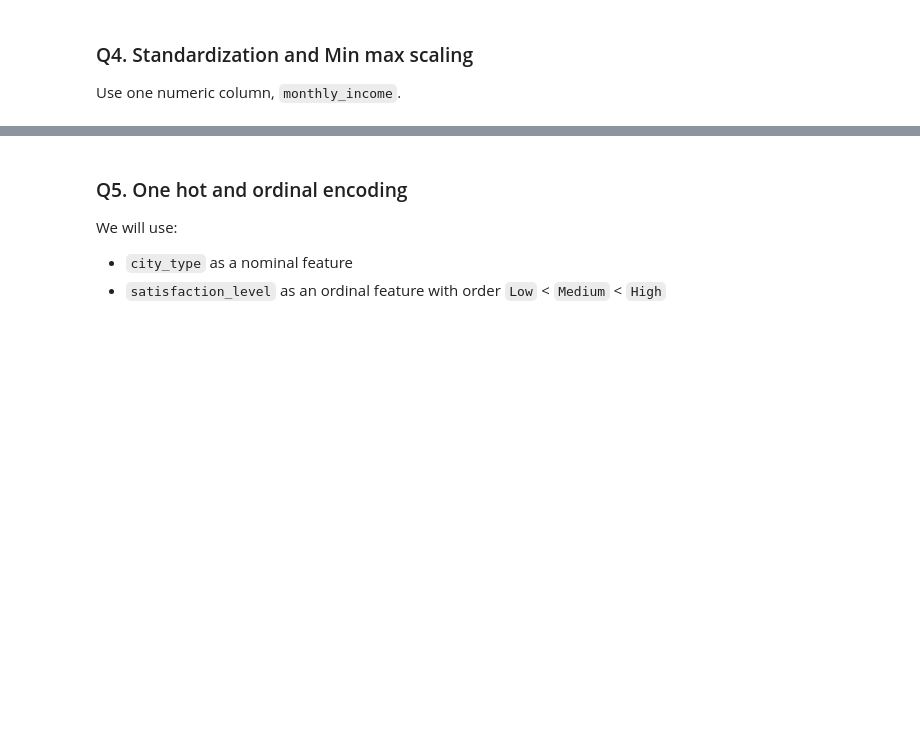
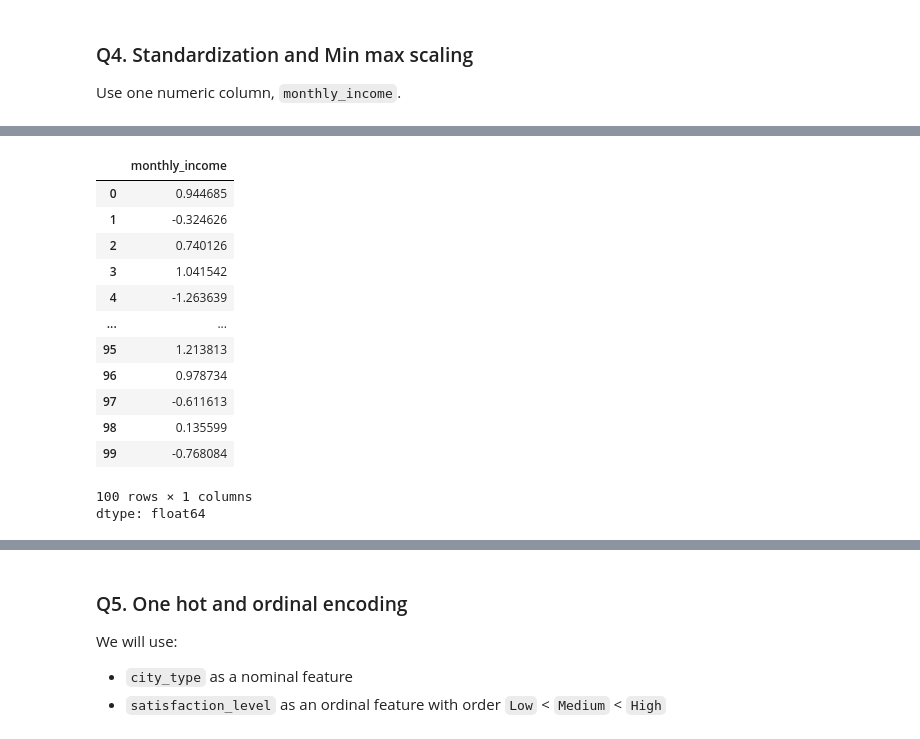
Before and after one commit to tanvirrahmanaz/Phitron, a Jupyter notebook: Assignment_01_Machine_Learning_Course.ipynb, the cells around one changed output, grey strips where cells are left out. Cells and saved outputs as stored; diff of their text form; code cells hidden in the pictures; blank space fills up the shorter version.

```diff
--- a/Assignment_01_Machine_Learning_Course.ipynb
+++ b/Assignment_01_Machine_Learning_Course.ipynb
@@ -184,4 +210,25 @@ Use one numeric column, `monthly_income`.
 # %%
 # Q4.2: Standardization with z-score [10 marks]
+
+mean_val = num_col.mean()
+std_val = num_col.std()
+
+z_score = (num_col - mean_val) / std_val
+z_score
+# %% [output]
+|  | monthly_income |
+| 0 | 0.944685 |
+| 1 | -0.324626 |
+| 2 | 0.740126 |
+| 3 | 1.041542 |
+| 4 | -1.263639 |
+| ... | ... |
+| 95 | 1.213813 |
+| 96 | 0.978734 |
+| 97 | -0.611613 |
+| 98 | 0.135599 |
+| 99 | -0.768084 |
+100 rows × 1 columns
+dtype: float64
 # %%
 # Q4.3: Min max scaling implementation [10 marks]
```
Also changed, not shown: parts of 9 cells of this notebook.
